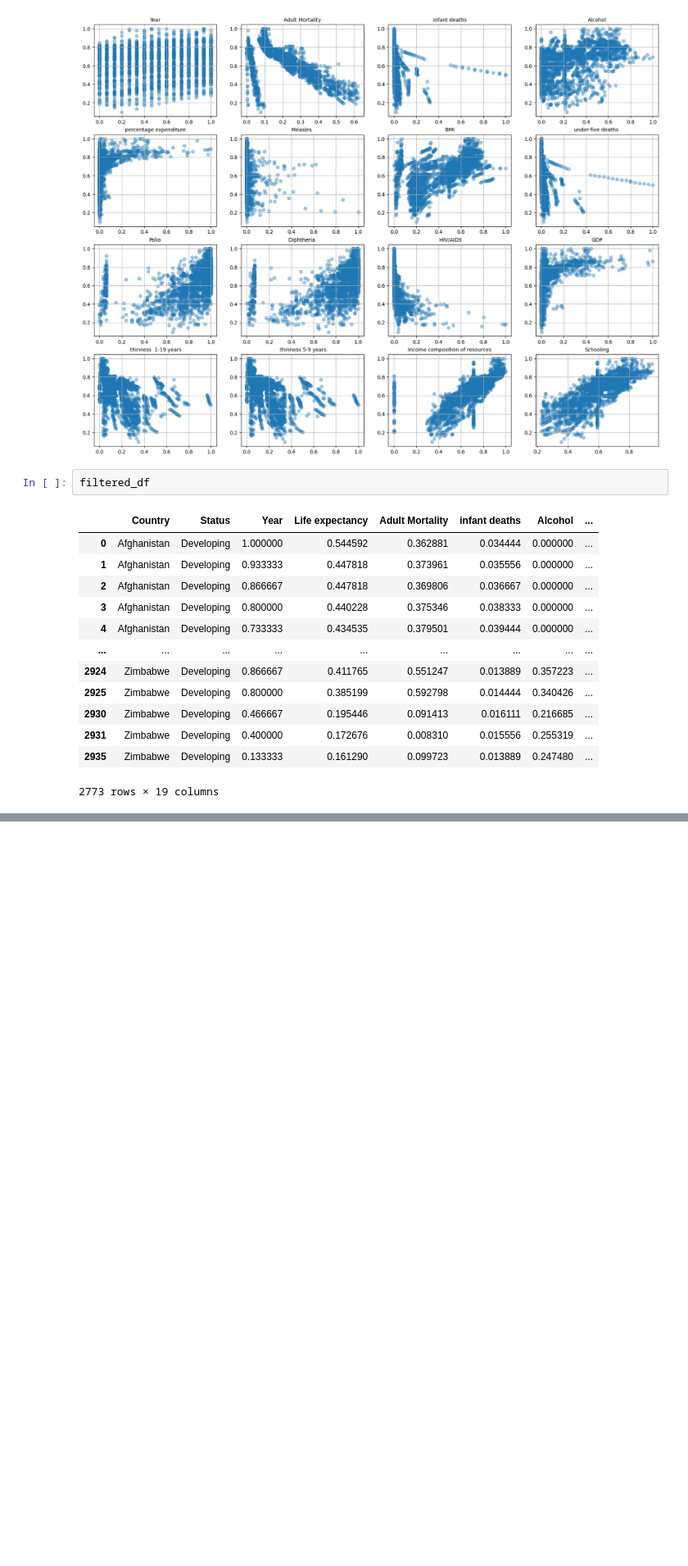
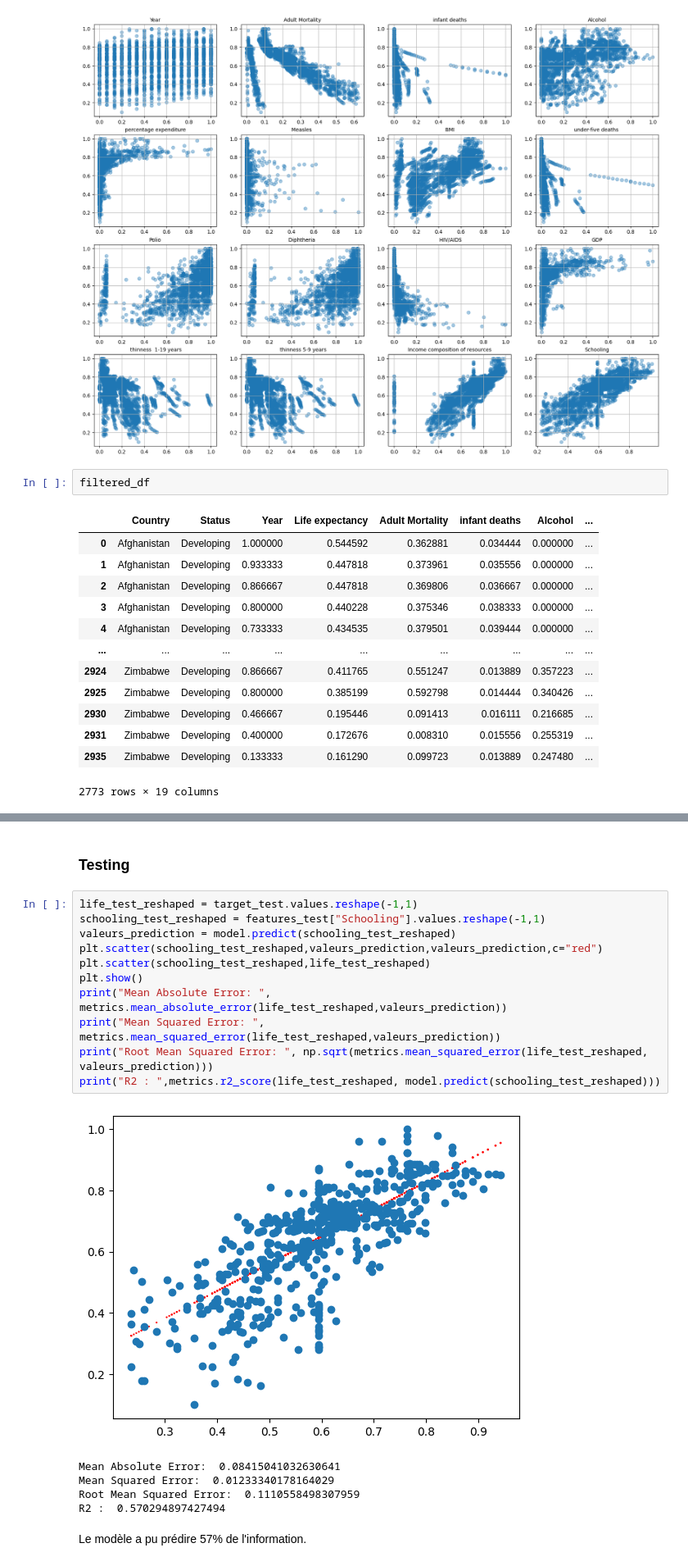
Before and after one commit to noureddinealahyane/life-expectancy, a Jupyter notebook: life_expectancy.ipynb, the cells around one changed output, grey strips where cells are left out. Shown at 82% size. Saved outputs shown, nothing was run; the diff lists cells and outputs as text; blank space fills up the shorter version.

```diff
--- a/life_expectancy.ipynb
+++ b/life_expectancy.ipynb
@@ -299,0 +336,21 @@ filtered_df
+# %% [markdown]
+<h3>Testing</h3>
+# %%
+life_test_reshaped = target_test.values.reshape(-1,1)
+schooling_test_reshaped = features_test["Schooling"].values.reshape(-1,1)
+valeurs_prediction = model.predict(schooling_test_reshaped)
+plt.scatter(schooling_test_reshaped,valeurs_prediction,valeurs_prediction,c="red")
+plt.scatter(schooling_test_reshaped,life_test_reshaped)
+plt.show()
+print("Mean Absolute Error: ", metrics.mean_absolute_error(life_test_reshaped,valeurs_prediction))
+print("Mean Squared Error: ", metrics.mean_squared_error(life_test_reshaped,valeurs_prediction))
+print("Root Mean Squared Error: ", np.sqrt(metrics.mean_squared_error(life_test_reshaped, valeurs_prediction)))
+print("R2 : ",metrics.r2_score(life_test_reshaped, model.predict(schooling_test_reshaped)))
+# %% [output]
+[figure, added]
+Mean Absolute Error:  0.08415041032630641
+Mean Squared Error:  0.01233340178164029
+Root Mean Squared Error:  0.1110558498307959
+R2 :  0.570294897427494
+# %% [markdown]
+<p>Le modèle a pu prédire 57% de l'information.</p>
```
Also changed, not shown: parts of 7 cells of this notebook, 2 other files.
